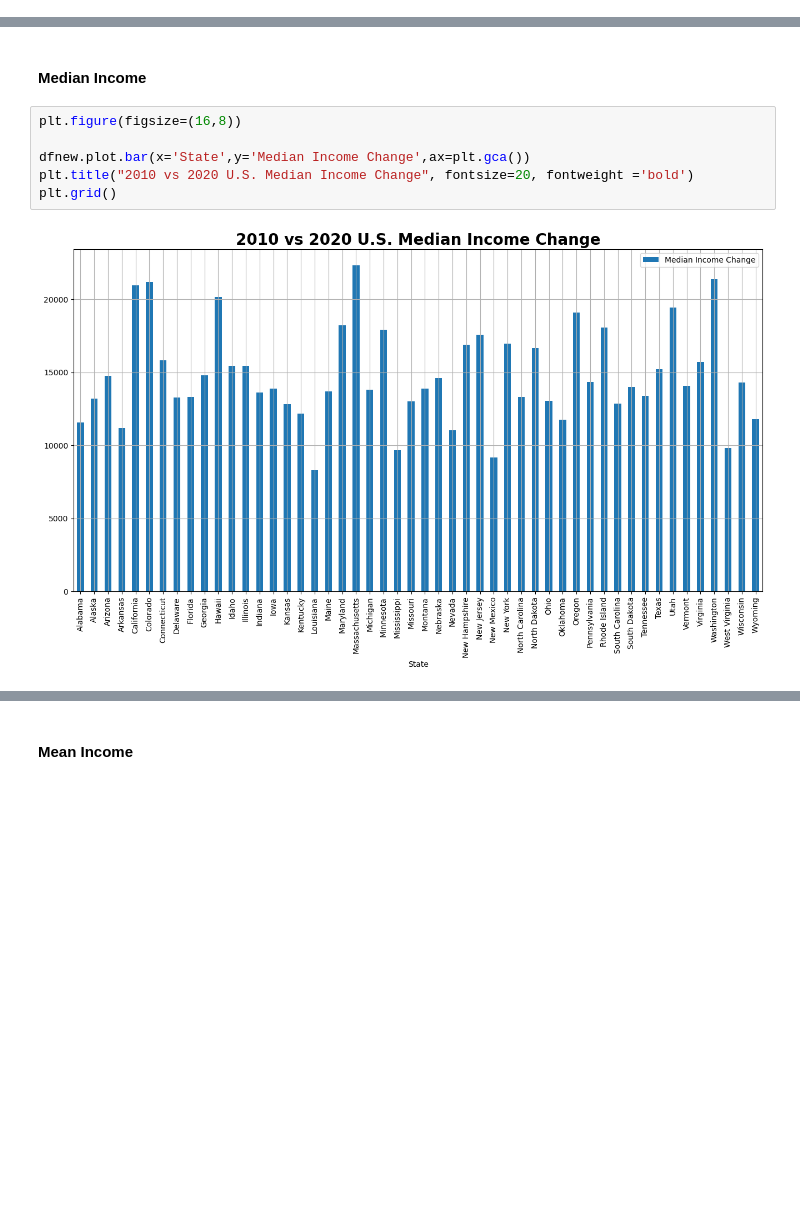
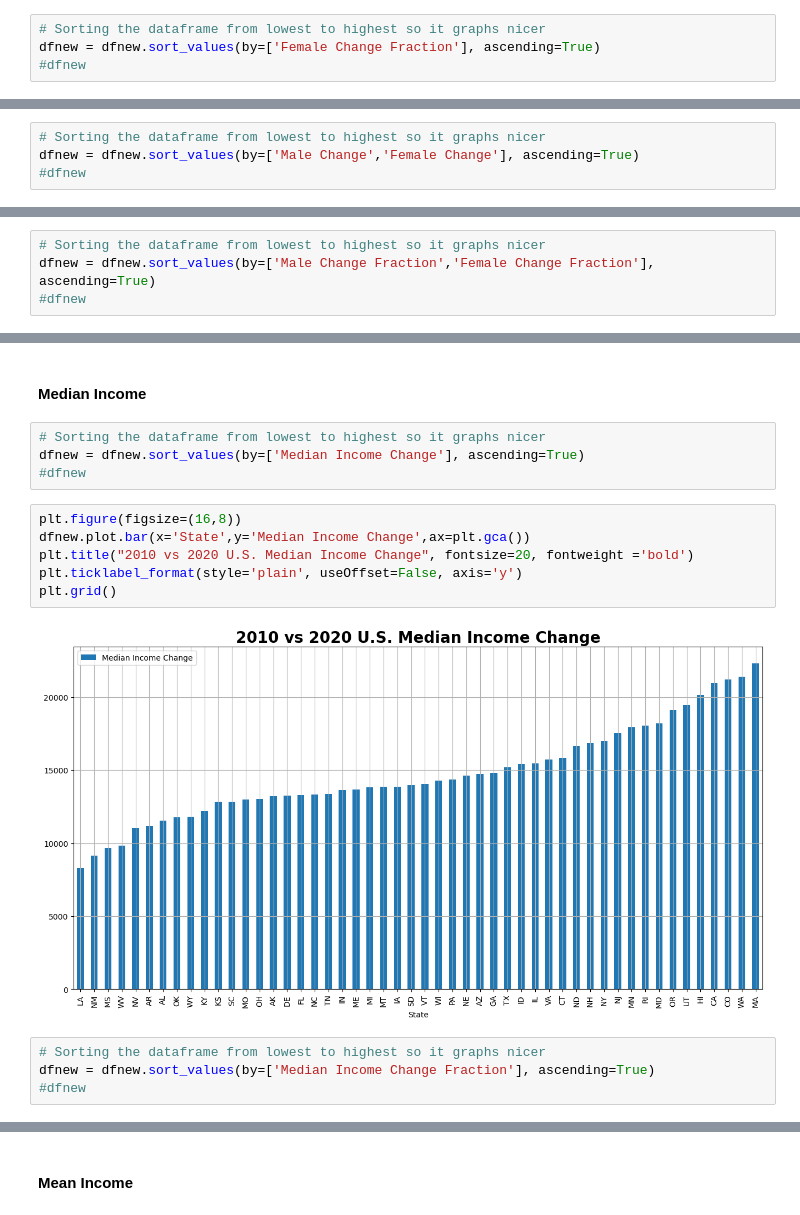
Before and after one commit to BlakeRivers25/SCDV490-FinalProject-BlakeRivers, a Jupyter notebook: analysis.ipynb, the cells around one changed output, grey strips where cells are left out. Saved outputs shown, nothing was run; the diff lists cells and outputs as text; blank space fills up the shorter version.

```diff
--- a/analysis.ipynb
+++ b/analysis.ipynb
@@ -219,2 +238,6 @@ plt.grid()
+# %%
+# Sorting the dataframe from lowest to highest so it graphs nicer
+dfnew = dfnew.sort_values(by=['Female Change Fraction'], ascending=True)
+#dfnew
 # %%
 plt.figure(figsize=(16,8))
@@ -226,0 +251,4 @@ plt.grid()
+# %%
+# Sorting the dataframe from lowest to highest so it graphs nicer
+dfnew = dfnew.sort_values(by=['Male Change','Female Change'], ascending=True)
+#dfnew
@@ -226,0 +264,4 @@ plt.grid()
+# %%
+# Sorting the dataframe from lowest to highest so it graphs nicer
+dfnew = dfnew.sort_values(by=['Male Change Fraction','Female Change Fraction'], ascending=True)
+#dfnew
@@ -227,12 +277,20 @@ plt.grid()
 # %% [markdown]
 #### Median Income
+# %%
+# Sorting the dataframe from lowest to highest so it graphs nicer
+dfnew = dfnew.sort_values(by=['Median Income Change'], ascending=True)
+#dfnew
 # %%
 plt.figure(figsize=(16,8))
-
 dfnew.plot.bar(x='State',y='Median Income Change',ax=plt.gca())
 plt.title("2010 vs 2020 U.S. Median Income Change", fontsize=20, fontweight ='bold')
+plt.ticklabel_format(style='plain', useOffset=False, axis='y')
 plt.grid()
 # %% [output]
-[figure, old version]
+[figure, new version]
+# %%
+# Sorting the dataframe from lowest to highest so it graphs nicer
+dfnew = dfnew.sort_values(by=['Median Income Change Fraction'], ascending=True)
+#dfnew
 # %%
 plt.figure(figsize=(16,8))
```
Also changed, not shown: parts of 38 cells of this notebook.
